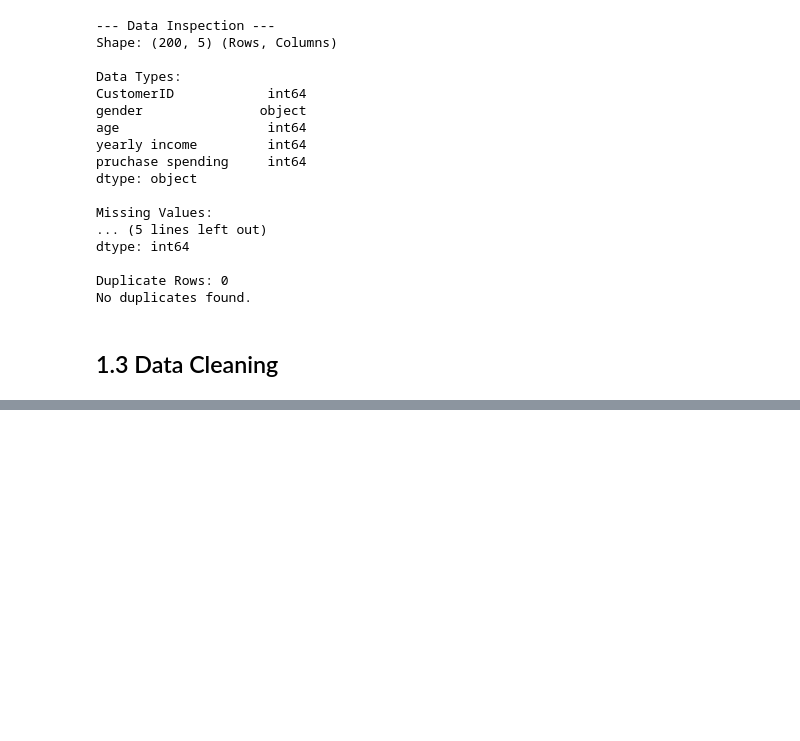
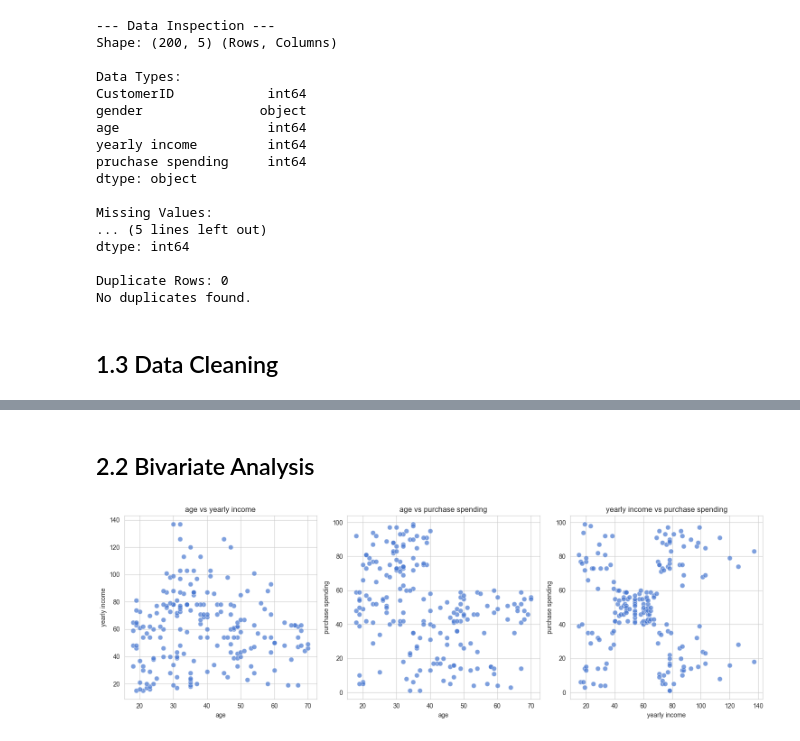
Before and after one commit to GitGud-f/customer-segmentation-kmeans, a Jupyter notebook: notebooks/analysis_report.ipynb, the cells around one changed output, grey strips where cells are left out. Saved outputs shown, nothing was run; the diff lists cells and outputs as text; code cells hidden in the pictures; blank space fills up the shorter version.

```diff
--- a/notebooks/analysis_report.ipynb
+++ b/notebooks/analysis_report.ipynb
@@ -90,0 +105,13 @@ Data saved to ../data/processed/Mall_Customers_Clean.csv
+# %% [markdown]
+## 2.2 Bivariate Analysis
+# %%
+# Define the pairs for bivariate scatter plots
+pairs = [
+    ('age', 'yearly income'),
+    ('age', 'purchase spending'),
+    ('yearly income', 'purchase spending')
+]
+
+visualization.plot_bivariate_scatter(df_clean, pairs)
+# %% [output]
+[figure, added]
```
Also changed, not shown: parts of 10 cells of this notebook, 2 other files.
